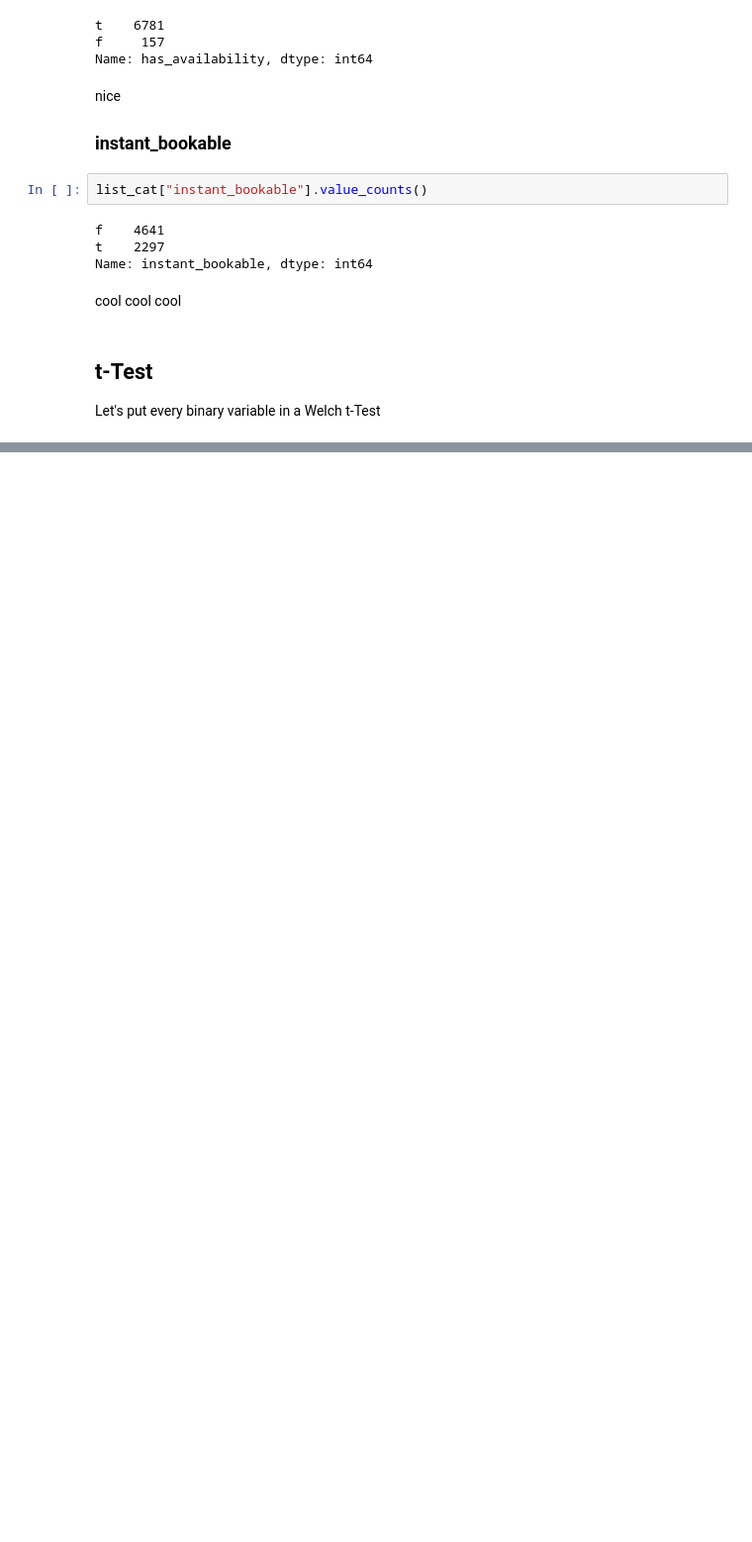
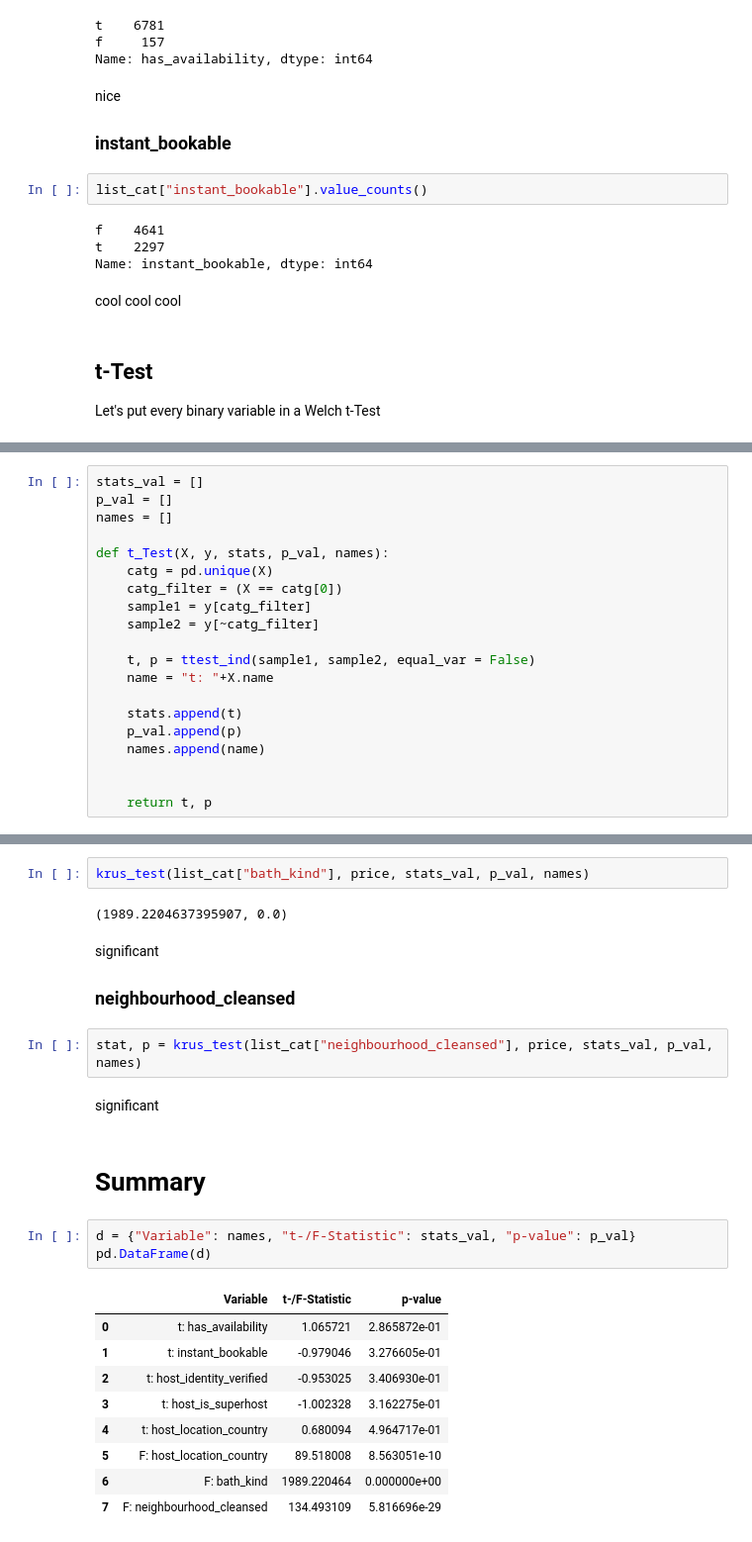
Before and after one commit to dmnk1308/DubAir, a Jupyter notebook: cat_selection.ipynb, the cells around one changed output, grey strips where cells are left out. Shown at 99% size. Saved outputs shown, nothing was run; the diff lists cells and outputs as text; blank space fills up the shorter version.

Commit message:
t-Test / Anova selection completed

```diff
--- a/cat_selection.ipynb
+++ b/cat_selection.ipynb
@@ -302,0 +286,20 @@ ANOVA(list_cat["], price)
+# %%
+stats_val = []
+p_val = []
+names = []
+
+def t_Test(X, y, stats, p_val, names):
+    catg = pd.unique(X)
+    catg_filter = (X == catg[0])
+    sample1 = y[catg_filter]
+    sample2 = y[~catg_filter]
+
+    t, p = ttest_ind(sample1, sample2, equal_var = False)
+    name = "t: "+X.name
+
+    stats.append(t)
+    p_val.append(p)
+    names.append(name)
+
+
+    return t, p
@@ -302,0 +372,27 @@ ANOVA(list_cat["], price)
+# %%
+krus_test(list_cat["bath_kind"], price, stats_val, p_val, names)
+# %% [output]
+(1989.2204637395907, 0.0)
+# %% [markdown]
+significant
+
+### neighbourhood_cleansed
+# %%
+stat, p = krus_test(list_cat["neighbourhood_cleansed"], price, stats_val, p_val, names)
+# %% [markdown]
+significant
+# %% [markdown]
+# Summary
+# %%
+d = {"Variable": names, "t-/F-Statistic": stats_val, "p-value": p_val}
+pd.DataFrame(d)
+# %% [output]
+|  | Variable | t-/F-Statistic | p-value |
+| 0 | t: has_availability | 1.065721 | 2.865872e-01 |
+| 1 | t: instant_bookable | -0.979046 | 3.276605e-01 |
+| 2 | t: host_identity_verified | -0.953025 | 3.406930e-01 |
+| 3 | t: host_is_superhost | -1.002328 | 3.162275e-01 |
+| 4 | t: host_location_country | 0.680094 | 4.964717e-01 |
+| 5 | F: host_location_country | 89.518008 | 8.563051e-10 |
+| 6 | F: bath_kind | 1989.220464 | 0.000000e+00 |
+| 7 | F: neighbourhood_cleansed | 134.493109 | 5.816696e-29 |
```
Also changed, not shown: parts of 41 cells of this notebook.
